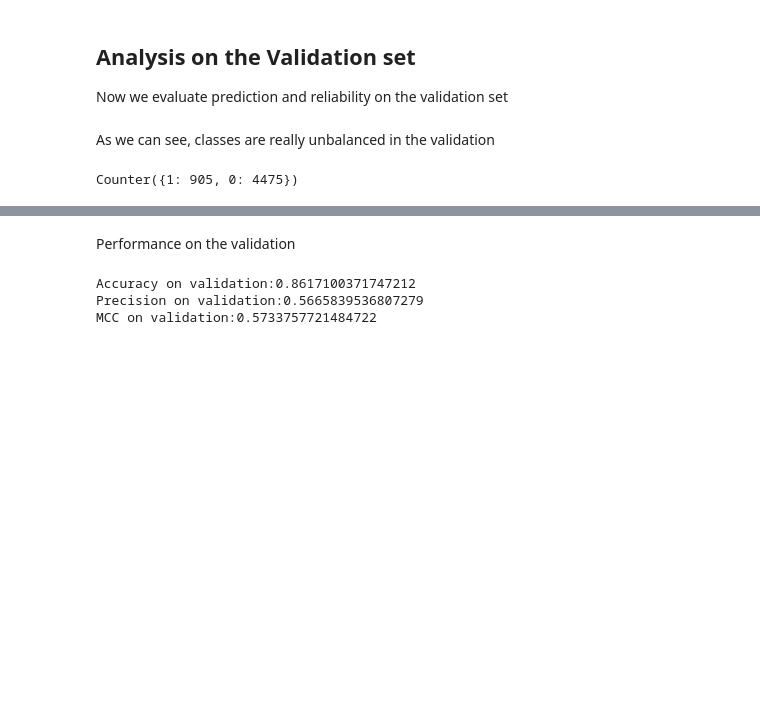
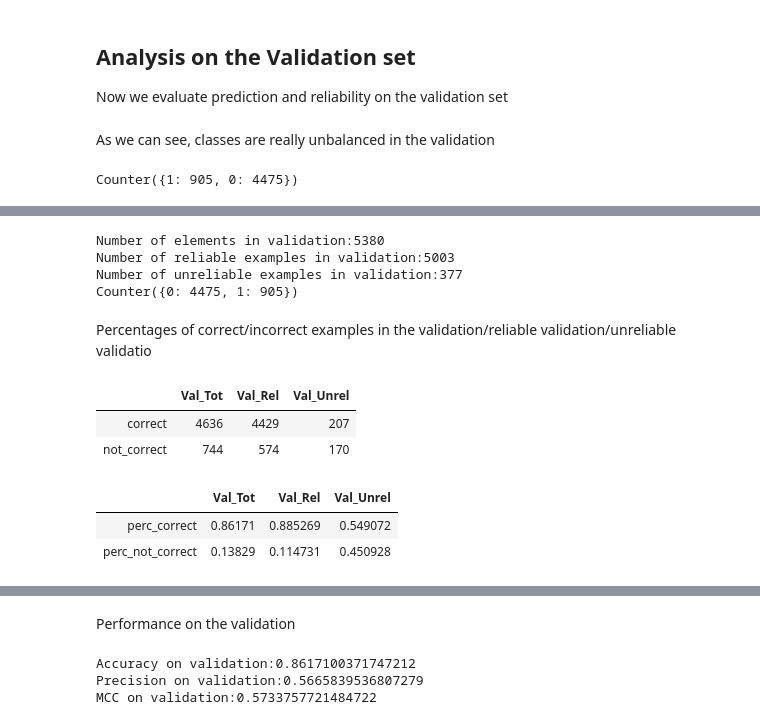
Before and after one commit to GiovannaNicora/reliability, a Jupyter notebook: SimulationReliability.ipynb, the cells around one changed output, grey strips where cells are left out. Cells and saved outputs as stored; diff of their text form; code cells hidden in the pictures; blank space fills up the shorter version.

```diff
--- a/SimulationReliability.ipynb
+++ b/SimulationReliability.ipynb
@@ -275,0 +361,47 @@ Number of unreliable examples in validation:372
+# %%
+print('Number of elements in validation:'+str(X_val.shape[0]))
+print('Number of reliable examples in validation:'+str(len(reliable_val)))
+print('Number of unreliable examples in validation:'+str(len(unreliable_val)))
+
+print(Counter(y_val))
+# %% [output]
+Number of elements in validation:5380
+Number of reliable examples in validation:5003
+Number of unreliable examples in validation:377
+Counter({0: 4475, 1: 905})
+# %% [markdown]
+Percentages of correct/incorrect examples in the validation/reliable validation/unreliable validatio
+# %%
+correct_val = (y_val == ypred_val).astype(int)
+correct_val_rel = (y_val[reliable_val] == ypred_val[reliable_val]).astype(int)
+correct_val_unrel = (y_val[unreliable_val] == ypred_val[unreliable_val]).astype(int)
+
+n_correct_val = len(np.where(correct_val==1)[0])
+n_uncorrect_val = len(np.where(correct_val==0)[0])
+
+n_correct_val_rel = len(np.where(correct_val_rel==1)[0])
+n_uncorrect_val_rel = len(np.where(correct_val_rel==0)[0])
+
+n_correct_val_unrel = len(np.where(correct_val_unrel==1)[0])
+n_uncorrect_val_unrel = len(np.where(correct_val_unrel==0)[0])
+
+df_c = pd.DataFrame(dict(Val_Tot=[n_correct_val, n_uncorrect_val],
+                         Val_Rel=[n_correct_val_rel, n_uncorrect_val_rel],
+                         Val_Unrel=[n_correct_val_unrel, n_uncorrect_val_unrel]
+                        ), index=['correct', 'not_correct'])
+df_c
+# %% [output]
+|  | Val_Tot | Val_Rel | Val_Unrel |
+| correct | 4636 | 4429 | 207 |
+| not_correct | 744 | 574 | 170 |
+# %%
+df_c_p = pd.DataFrame(dict(Val_Tot=[n_correct_val/len(y_val), n_uncorrect_val/len(y_val)],
+                         Val_Rel=[n_correct_val_rel/len(reliable_val), n_uncorrect_val_rel/len(reliable_val)],
+                         Val_Unrel=[n_correct_val_unrel/len(unreliable_val), n_uncorrect_val_unrel/len(unreliable_val)]),
+
+                        index=['perc_correct', 'perc_not_correct'])
+df_c_p
+# %% [output]
+|  | Val_Tot | Val_Rel | Val_Unrel |
+| perc_correct | 0.86171 | 0.885269 | 0.549072 |
+| perc_not_correct | 0.13829 | 0.114731 | 0.450928 |
```
Also changed, not shown: parts of 19 cells of this notebook, 11 other files.
